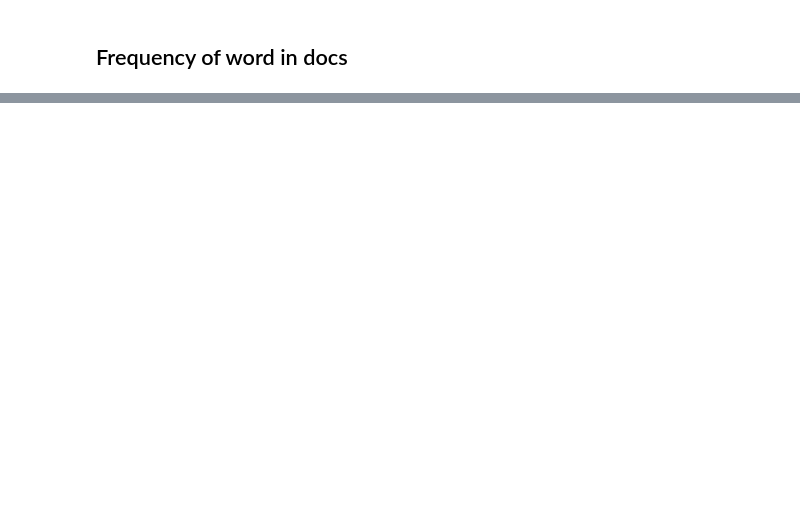
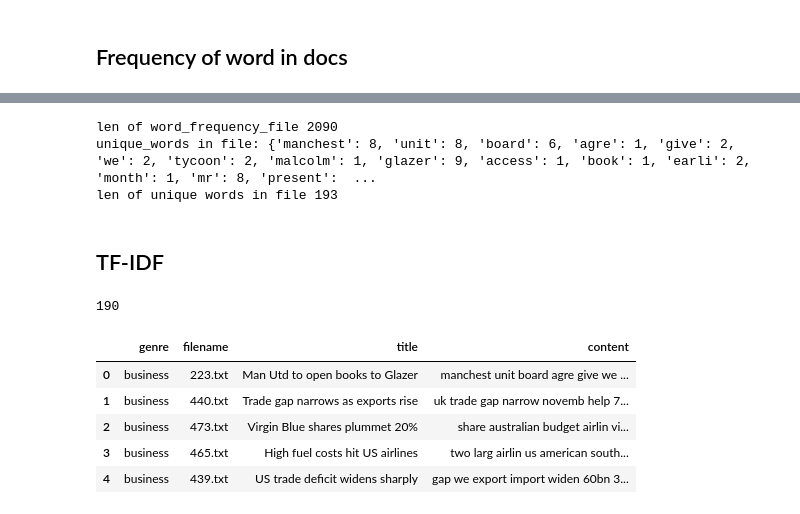
Before and after one commit to elainedias16/TCC, a Jupyter notebook: Lab_1.ipynb, the cells around one changed output, grey strips where cells are left out. Cells and saved outputs as stored; diff of their text form; code cells hidden in the pictures; blank space fills up the shorter version.

Commit message:
feat : start tfidf

```diff
--- a/Lab_1.ipynb
+++ b/Lab_1.ipynb
@@ -622,0 +661,48 @@ def create_word_frequency_aux(content, unique_words):
+# %%
+word_frequency_dict = create_word_frequency(train_df, unique_words_set_train)
+print(f"len of word_frequency_file {len(word_frequency_file)}")
+print(f"unique_words in file: {create_unique_words(content_file)}")
+print(f"len of unique words in file {(len(create_unique_words(content_file)))}")
+# %% [output]
+len of word_frequency_file 2090
+unique_words in file: {'manchest': 8, 'unit': 8, 'board': 6, 'agre': 1, 'give': 2, 'we': 2, 'tycoon': 2, 'malcolm': 1, 'glazer': 9, 'access': 1, 'book': 1, 'earli': 2, 'month': 1, 'mr': 8, 'present':  ...
+len of unique words in file 193
+# %% [markdown]
+## TF-IDF
+# %%
+from sklearn.feature_extraction.text import TfidfVectorizer
+
+def create_tfidf_aux(content, tfidf_vectorizer):
+    tfidf_vectorizer.fit(content)
+    tfidf_array = tfidf_vectorizer.transform(content).toarray()
+    return tfidf_array
+
+def create_tfidf(df, unique_words):
+    tfidf_vectorizer = TfidfVectorizer()
+    tfidf_matrix = []
+
+    for index, row in df.iterrows():
+        content = row['content']
+        tfidf_array = create_tfidf_aux([content], tfidf_vectorizer)
+        tfidf_matrix.append(tfidf_array[0])
+    return tfidf_matrix
+
+
+
+tf_idf_train = create_tfidf(train_df, unique_words_set_train)
+tf_idf_train
+print(len(tf_idf_train[0]))
+
+# train_docs = train_df['content']
+# test_docs = test_df['content']
+# %% [output]
+190
+# %%
+train_df.head()
+# %% [output]
+|  | genre | filename | title | content |
+| 0 | business | 223.txt | Man Utd to open books to Glazer | manchest unit board agre give we ... |
+| 1 | business | 440.txt | Trade gap narrows as exports rise | uk trade gap narrow novemb help 7... |
+| 2 | business | 473.txt | Virgin Blue shares plummet 20% | share australian budget airlin vi... |
+| 3 | business | 465.txt | High fuel costs hit US airlines | two larg airlin us american south... |
+| 4 | business | 439.txt | US trade deficit widens sharply | gap we export import widen 60bn 3... |
```
Also changed, not shown: parts of 24 cells of this notebook.
